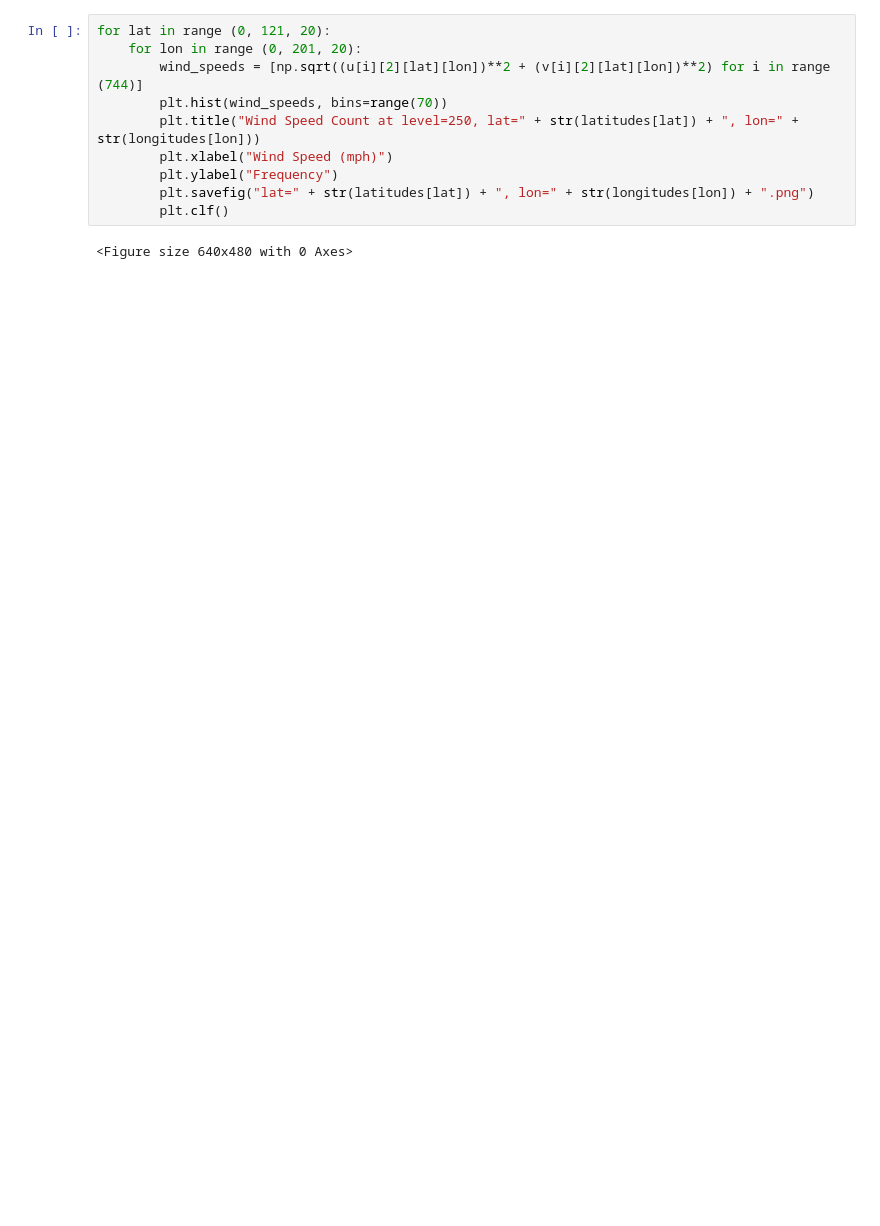
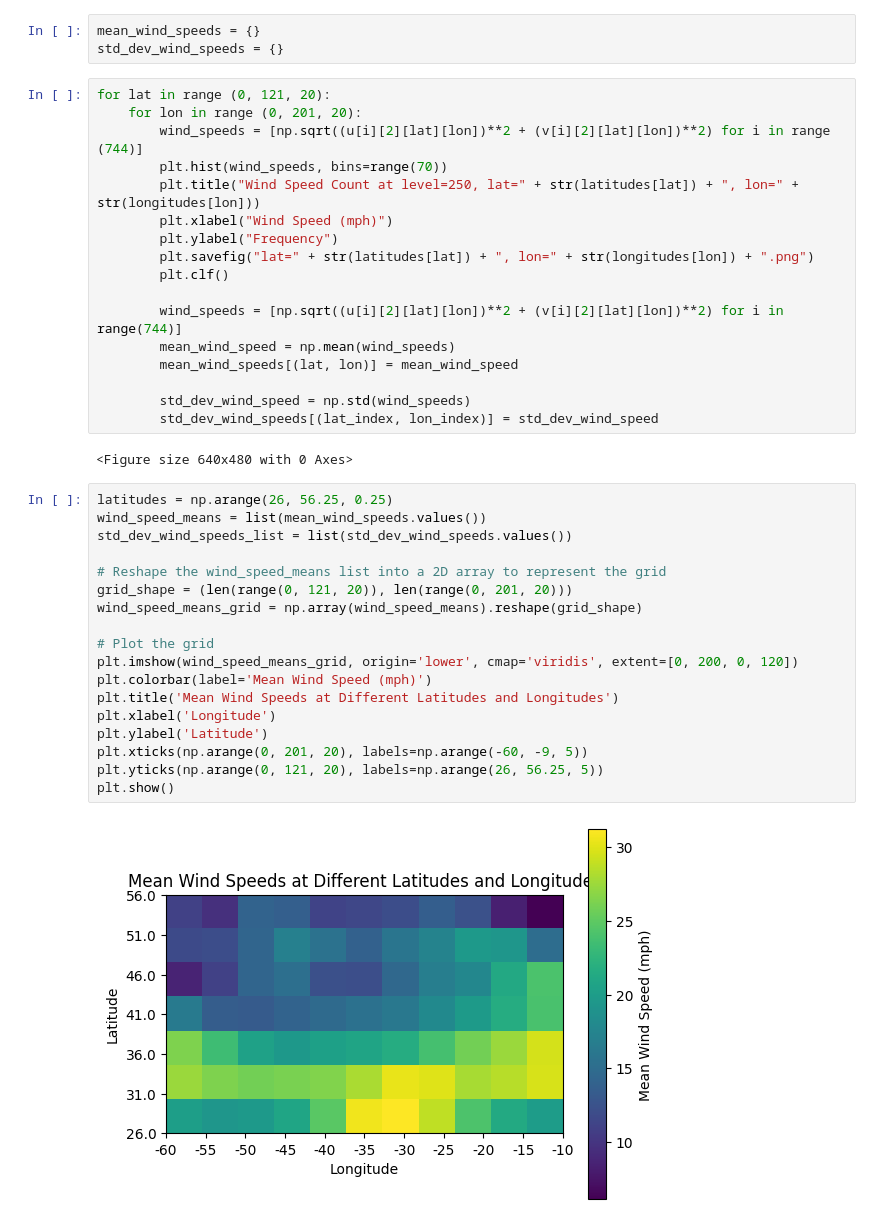
Before and after one commit to usc-caisplusplus/proj-turbulence, a Jupyter notebook: 2nd_look.ipynb, the cells around one changed output. Drawn from its saved outputs; the diff is of its cells as text; blank space fills up the shorter version.

Commit message:
added coarsened view of wind speeds

```diff
--- a/2nd_look.ipynb
+++ b/2nd_look.ipynb
@@ -180,6 +197,9 @@ plt.savefig("test.png")
 # %%
 latitudes = t.get('lat')
 longitudes = t.get('lon')
+# %%
+mean_wind_speeds = {}
+std_dev_wind_speeds = {}
 # %%
 for lat in range (0, 121, 20):
     for lon in range (0, 201, 20):
@@ -190,5 +210,32 @@ for lat in range (0, 121, 20):
         plt.ylabel("Frequency")
         plt.savefig("lat=" + str(latitudes[lat]) + ", lon=" + str(longitudes[lon]) + ".png")
         plt.clf()
+
+        wind_speeds = [np.sqrt((u[i][2][lat][lon])**2 + (v[i][2][lat][lon])**2) for i in range(744)]
+        mean_wind_speed = np.mean(wind_speeds)
+        mean_wind_speeds[(lat, lon)] = mean_wind_speed
+
+        std_dev_wind_speed = np.std(wind_speeds)
+        std_dev_wind_speeds[(lat_index, lon_index)] = std_dev_wind_speed
 # %% [output]
 <Figure size 640x480 with 0 Axes>
+# %%
+latitudes = np.arange(26, 56.25, 0.25)
+wind_speed_means = list(mean_wind_speeds.values())
+std_dev_wind_speeds_list = list(std_dev_wind_speeds.values())
+
+# Reshape the wind_speed_means list into a 2D array to represent the grid
+grid_shape = (len(range(0, 121, 20)), len(range(0, 201, 20)))
+wind_speed_means_grid = np.array(wind_speed_means).reshape(grid_shape)
+
+# Plot the grid
+plt.imshow(wind_speed_means_grid, origin='lower', cmap='viridis', extent=[0, 200, 0, 120])
+plt.colorbar(label='Mean Wind Speed (mph)')
+plt.title('Mean Wind Speeds at Different Latitudes and Longitudes')
+plt.xlabel('Longitude')
+plt.ylabel('Latitude')
+plt.xticks(np.arange(0, 201, 20), labels=np.arange(-60, -9, 5))
+plt.yticks(np.arange(0, 121, 20), labels=np.arange(26, 56.25, 5))
+plt.show()
+# %% [output]
+[figure, added]
```
Also changed, not shown: parts of 7 cells of this notebook, 3 other files.
